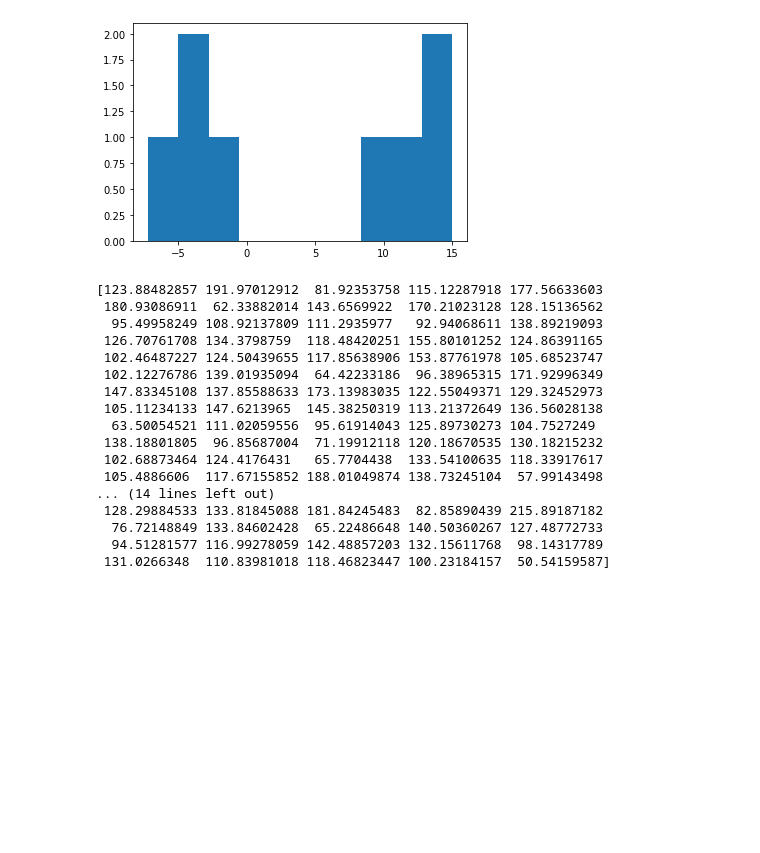
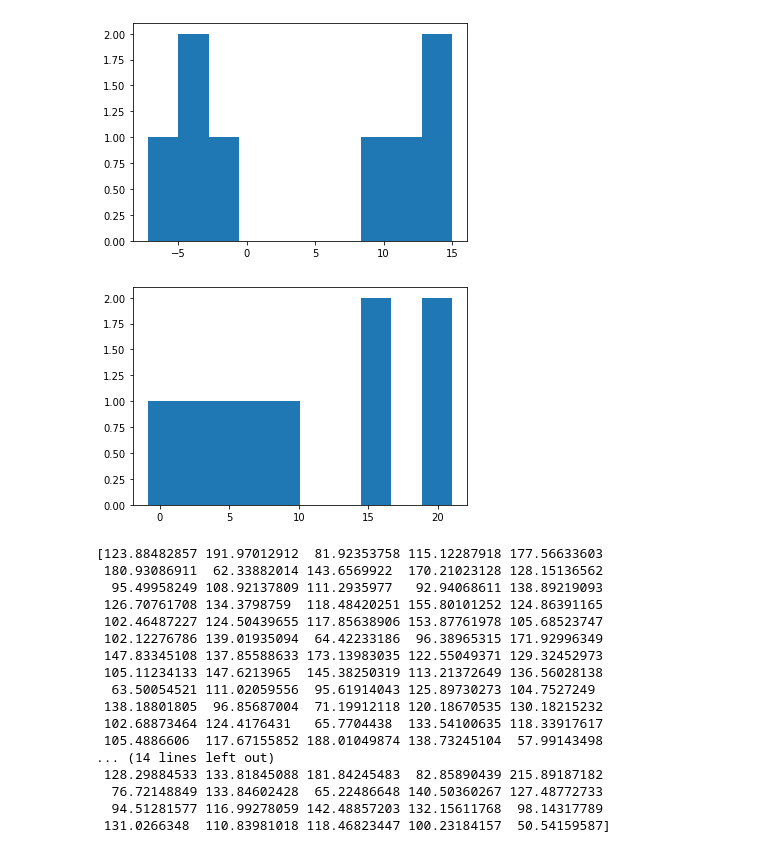
Before and after one commit to sreekar-1726/python-new, a Jupyter notebook: module_4.ipynb, the cells around one changed output. Saved outputs shown, nothing was run; the diff lists cells and outputs as text; code cells hidden in the pictures; blank space fills up the shorter version.

```diff
--- a/module_4.ipynb
+++ b/module_4.ipynb
@@ -346,6 +346,16 @@ plt.hist(x)
 plt.show()
 # %% [output]
 [figure]
+# %%
+import matplotlib.pyplot as plt
+import numpy as np
+
+x = np.random.normal(7,8,9)
+
+plt.hist(x)
+plt.show()
+# %% [output]
+[figure, added]
 # %%
 import numpy as np
 
```
